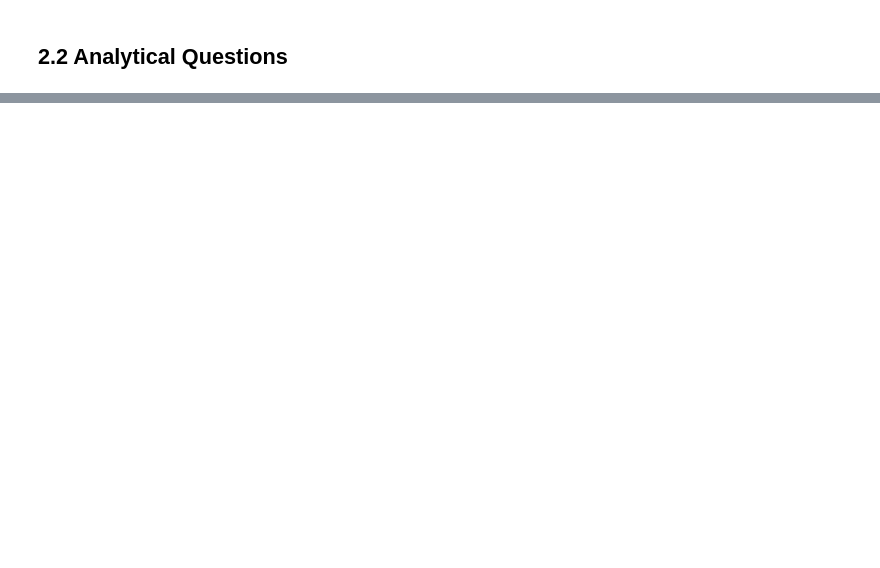
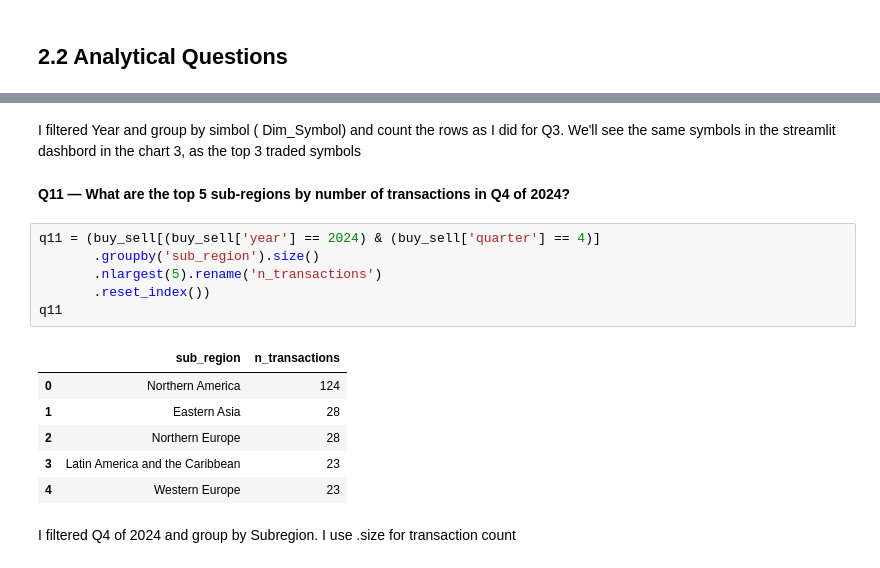
Before and after one commit to TheChris00/ChristianBDA2026, a Jupyter notebook: Homework/Homework3/Homework3_christian_grasso.ipynb, the cells around one changed output, grey strips where cells are left out. Saved outputs shown, nothing was run; the diff lists cells and outputs as text; blank space fills up the shorter version.

```diff
--- a/Homework/Homework3/Homework3_christian_grasso.ipynb
+++ b/Homework/Homework3/Homework3_christian_grasso.ipynb
@@ -187,0 +363,20 @@ Countries not mappable: none
+# %% [markdown]
+I filtered Year and group by simbol ( Dim_Symbol) and count the rows as I did for Q3.
+We'll see the same symbols in the streamlit dashbord in the chart 3, as the top 3 traded symbols
+# %% [markdown]
+**Q11 — What are the top 5 sub-regions by number of transactions in Q4 of 2024?**
+# %%
+q11 = (buy_sell[(buy_sell['year'] == 2024) & (buy_sell['quarter'] == 4)]
+       .groupby('sub_region').size()
+       .nlargest(5).rename('n_transactions')
+       .reset_index())
+q11
+# %% [output]
+|  | sub_region | n_transactions |
+| 0 | Northern America | 124 |
+| 1 | Eastern Asia | 28 |
+| 2 | Northern Europe | 28 |
+| 3 | Latin America and the Caribbean | 23 |
+| 4 | Western Europe | 23 |
+# %% [markdown]
+I filtered Q4 of 2024 and group by Subregion. I use .size for transaction count
```
Also changed, not shown: parts of 20 cells of this notebook, 1 other file.
